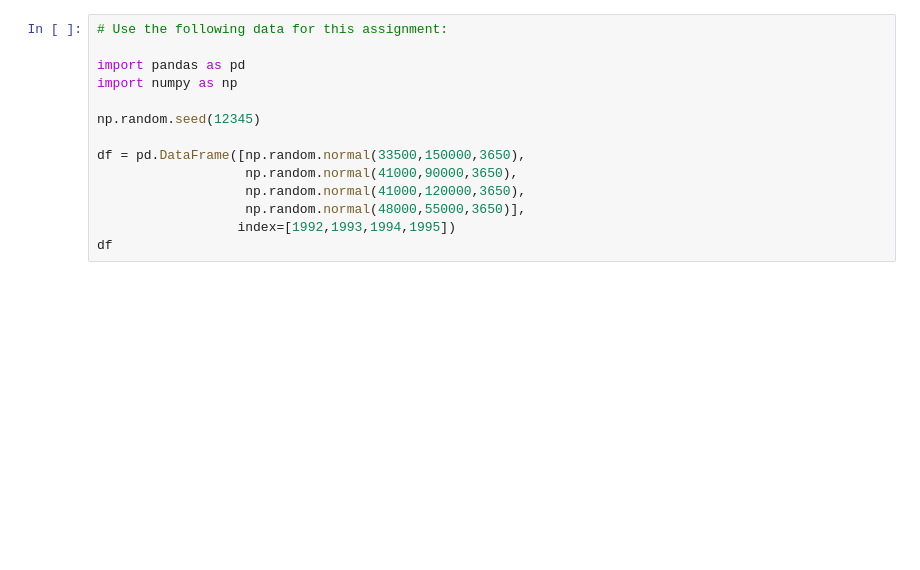
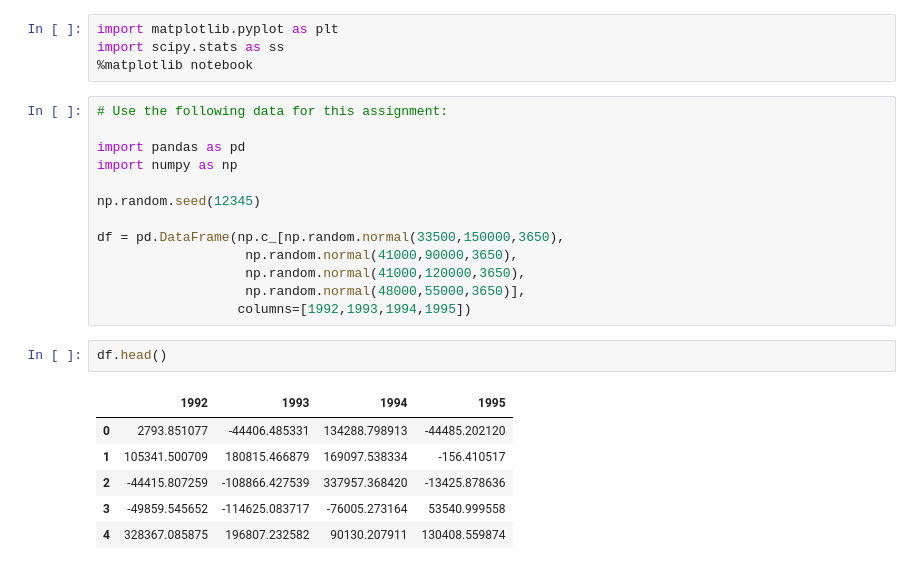
Before and after one commit to darkrun95/Applied-Data-Science, a Jupyter notebook: Applied Plotting in Python/Week 3/Assignment3.ipynb, the cells around one changed output. Drawn from its saved outputs; the diff is of its cells as text; blank space fills up the shorter version.

```diff
--- a/Applied Plotting in Python/Week 3/Assignment3.ipynb
+++ b/Applied Plotting in Python/Week 3/Assignment3.ipynb
@@ -38,6 +38,10 @@ A challenge that users face is that, for a given y-axis value (e.g. 42,000), it
 **Hardest option:** Allow the user to interactively set a range of y values they are interested in, and recolor based on this (e.g. a y-axis band, see the paper for more details).
 
 ---
+# %%
+import matplotlib.pyplot as plt
+import scipy.stats as ss
+%matplotlib notebook
 # %%
 # Use the following data for this assignment:
 
@@ -46,9 +50,17 @@ import numpy as np
 
 np.random.seed(12345)
 
-df = pd.DataFrame([np.random.normal(33500,150000,3650),
+df = pd.DataFrame(np.c_[np.random.normal(33500,150000,3650),
                    np.random.normal(41000,90000,3650),
                    np.random.normal(41000,120000,3650),
                    np.random.normal(48000,55000,3650)],
-                  index=[1992,1993,1994,1995])
-df
+                  columns=[1992,1993,1994,1995])
+# %%
+df.head()
+# %% [output]
+|  | 1992 | 1993 | 1994 | 1995 |
+| 0 | 2793.851077 | -44406.485331 | 134288.798913 | -44485.202120 |
+| 1 | 105341.500709 | 180815.466879 | 169097.538334 | -156.410517 |
+| 2 | -44415.807259 | -108866.427539 | 337957.368420 | -13425.878636 |
+| 3 | -49859.545652 | -114625.083717 | -76005.273164 | 53540.999558 |
+| 4 | 328367.085875 | 196807.232582 | 90130.207911 | 130408.559874 |
```
Also changed, not shown: parts of 1 cell of this notebook, 4 other files.
